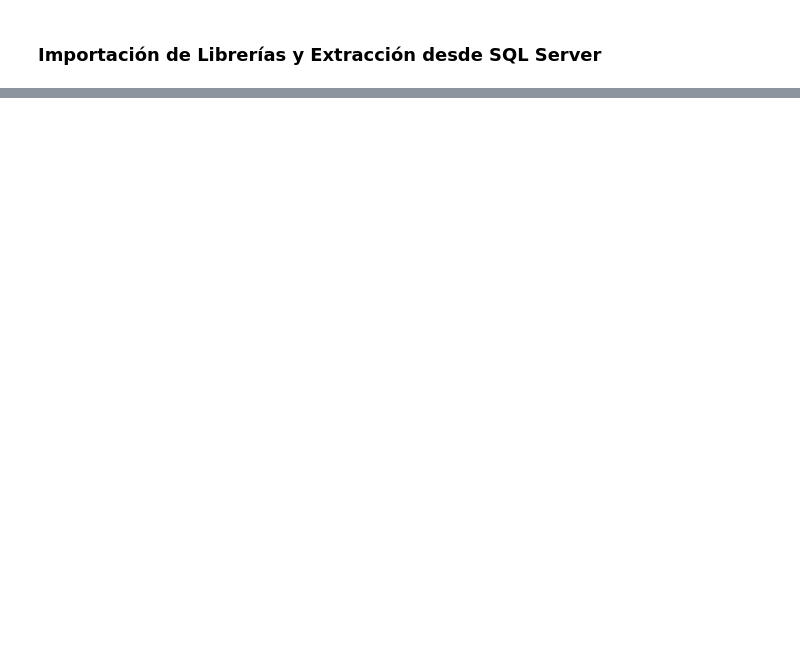
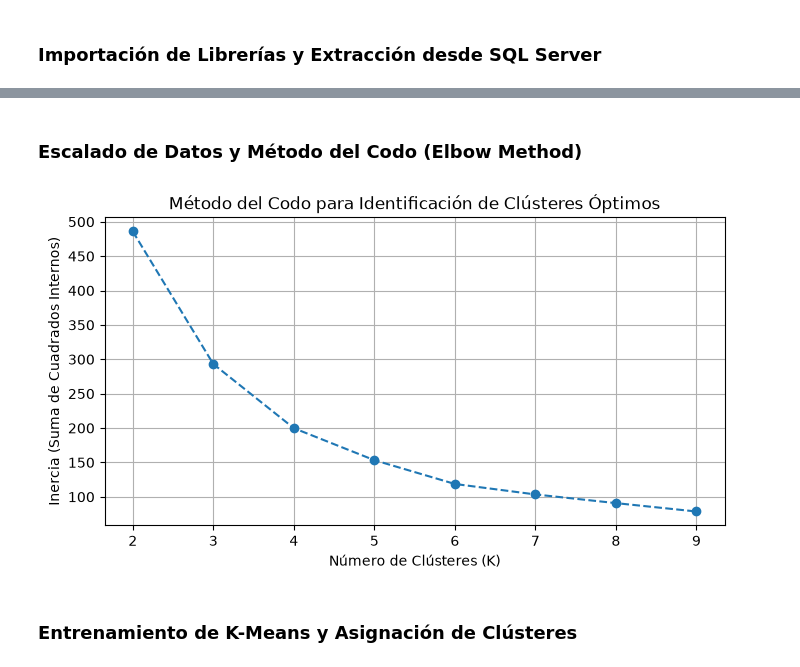
Before and after one commit to Hector-cc12/proyecto-personas-desaparecidas, a Jupyter notebook: notebooks/02_clustering/01_kmeans.ipynb, the cells around one changed output, grey strips where cells are left out. Cells and saved outputs as stored; diff of their text form; code cells hidden in the pictures; blank space fills up the shorter version.

```diff
--- a/notebooks/02_clustering/01_kmeans.ipynb
+++ b/notebooks/02_clustering/01_kmeans.ipynb
@@ -58,0 +48,19 @@ ModuleNotFoundError: No module named 'matplotlib'
+# %%
+# ============================================================================
+# BLOQUE 2 REFORMULADO: AGREGACIÓN POR CANTÓN CON ESTADOS REALES
+# ============================================================================
+print(">>> Generando variables agregadas por Cantón para el modelo...")
+
+# Calcular métricas clave por cantón usando los estados reales detectados
+df_canton = df_raw.groupby(['provincia', 'canton']).agg(
+    total_casos=('estado_desaparecido', 'count'),
+    edad_promedio=('edad', 'mean'),
+    # Porcentaje de casos que siguen "EN INVESTIGACIÓN"
+    porcentaje_sin_resolver=('estado_desaparecido', lambda x: (x == 'EN INVESTIGACIÓN').sum() / len(x) * 100)
+).reset_index()
+
+# Filtrar cantones con muy pocos registros para evitar ruido estadístico (Outliers)
+df_canton = df_canton[df_canton['total_casos'] >= 5].reset_index(drop=True)
+
+print(f" Perfiles geográficos construidos. Cantones a evaluar: {df_canton.shape[0]}")
+df_canton.head()
@@ -58,0 +76,35 @@ ModuleNotFoundError: No module named 'matplotlib'
+# %% [markdown]
+### Escalado de Datos y Método del Codo (Elbow Method)
+# %%
+# ============================================================================
+# BLOQUE 3 REFORMULADO: ESCALADO SÓLO CON VARIABLES CON VARIANZA
+# ============================================================================
+# Seleccionar solo las variables que tienen datos reales y variabilidad
+features = ['total_casos', 'edad_promedio', 'porcentaje_sin_resolver']
+X = df_canton[features]
+
+# Escalar los datos (Media = 0, Varianza = 1)
+scaler = StandardScaler()
+X_scaled = scaler.fit_transform(X)
+
+# Calcular la inercia para diferentes valores de K
+inercias = []
+valores_k = range(2, 10)
+
+for k in valores_k:
+    kmeans = KMeans(n_clusters=k, random_state=42, n_init=10)
+    kmeans.fit(X_scaled)
+    inercias.append(kmeans.inertia_)
+
+# Graficar el método del Codo
+plt.figure(figsize=(8, 4))
+plt.plot(valores_k, inercias, marker='o', color='#1f77b4', linestyle='--')
+plt.title('Método del Codo para Identificación de Clústeres Óptimos')
+plt.xlabel('Número de Clústeres (K)')
+plt.ylabel('Inercia (Suma de Cuadrados Internos)')
+plt.grid(True)
+plt.show()
+# %% [output]
+[figure, added]
+# %% [markdown]
+### Entrenamiento de K-Means y Asignación de Clústeres
```
Also changed, not shown: parts of 8 cells of this notebook, 2 other files.
